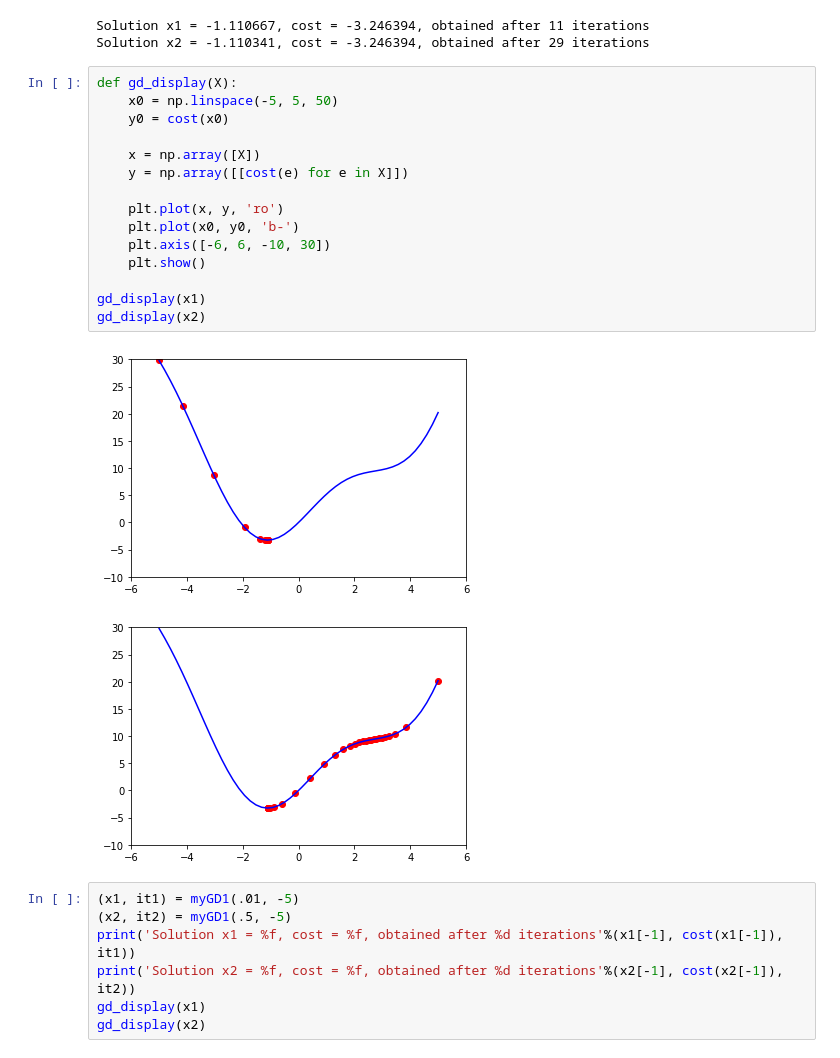
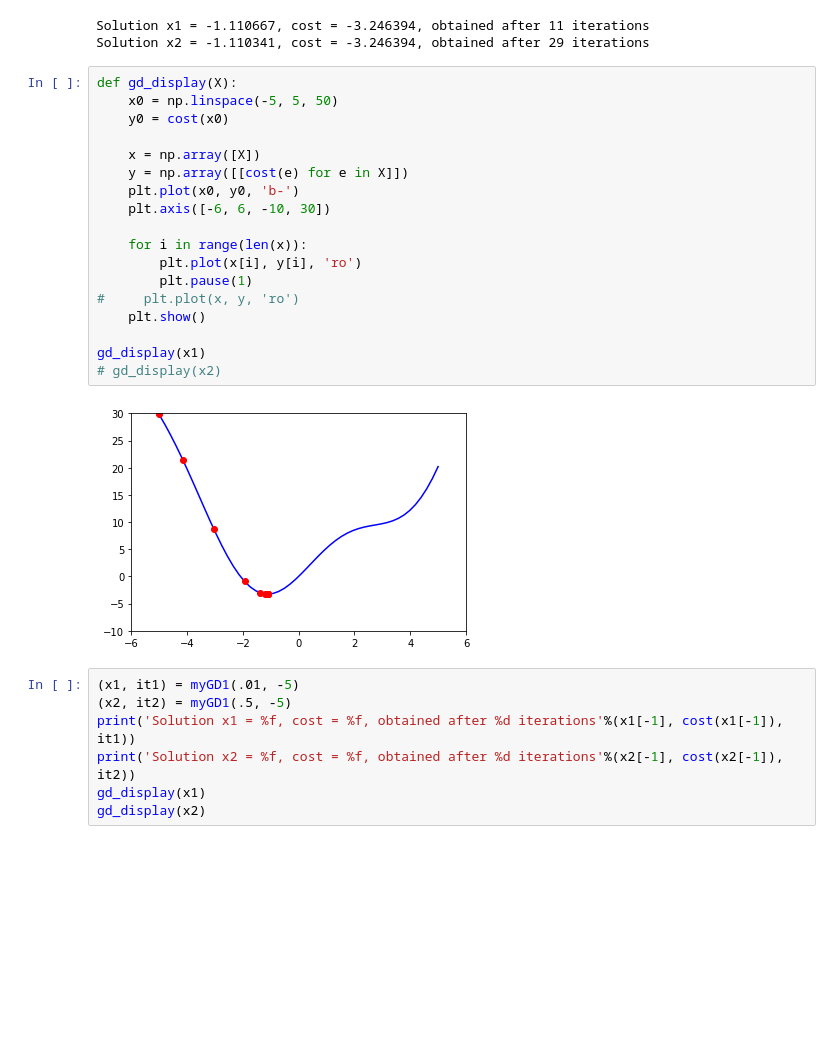
Before and after one commit to chimtrangbu/machinelearningcoban, a Jupyter notebook: Bai7-8/gradient_descent_p1a.ipynb, the cells around one changed output. Drawn from its saved outputs; the diff is of its cells as text; blank space fills up the shorter version.

```diff
--- a/Bai7-8/gradient_descent_p1a.ipynb
+++ b/Bai7-8/gradient_descent_p1a.ipynb
@@ -29,21 +29,23 @@ Solution x2 = -1.110341, cost = -3.246394, obtained after 29 iterations
 # %%
 def gd_display(X):
     x0 = np.linspace(-5, 5, 50)
     y0 = cost(x0)
 
     x = np.array([X])
     y = np.array([[cost(e) for e in X]])
-
-    plt.plot(x, y, 'ro')
     plt.plot(x0, y0, 'b-')
     plt.axis([-6, 6, -10, 30])
+
+    for i in range(len(x)):
+        plt.plot(x[i], y[i], 'ro')
+        plt.pause(1)
+#     plt.plot(x, y, 'ro')
     plt.show()
 
 gd_display(x1)
-gd_display(x2)
+# gd_display(x2)
 # %% [output]
-[figure, old version]
+[figure, new version]
-[figure, removed]
 # %%
 (x1, it1) = myGD1(.01, -5)
 (x2, it2) = myGD1(.5, -5)
```
Also changed, not shown: 6 other files.
